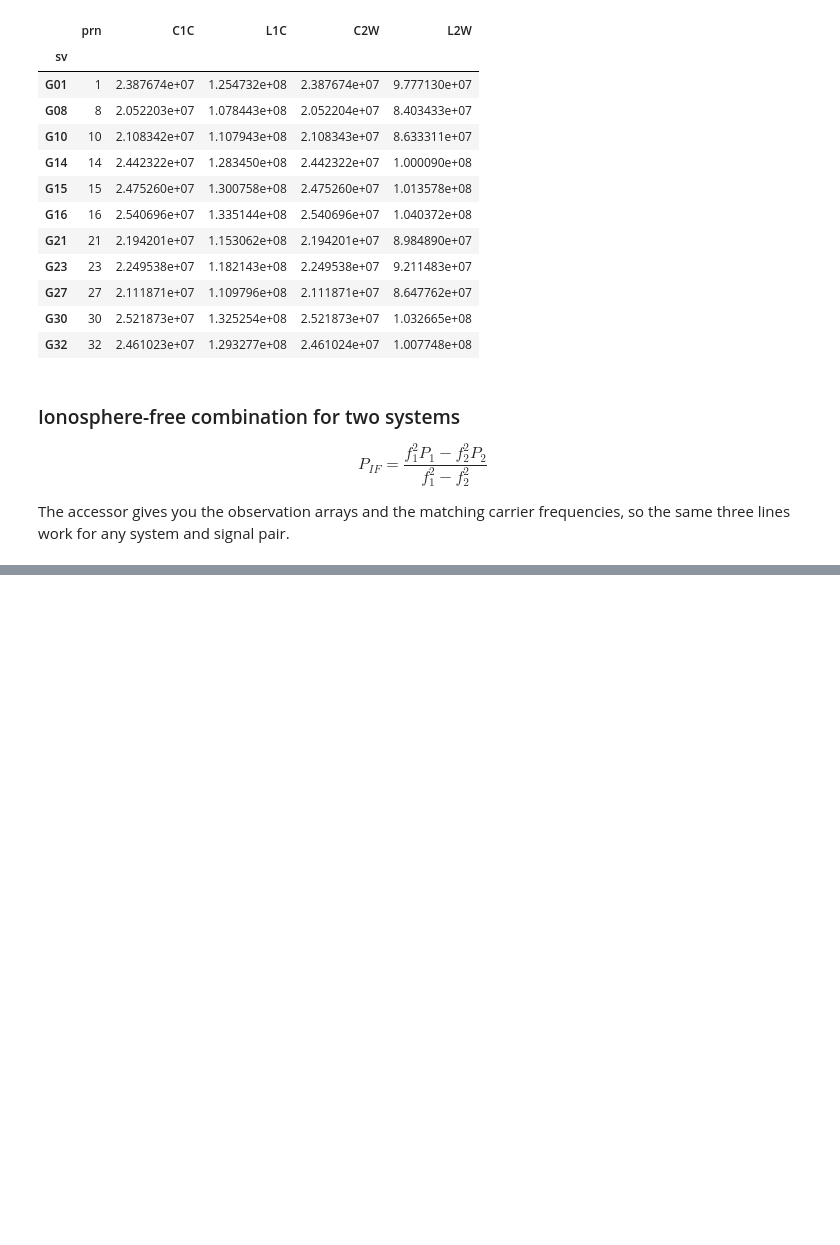
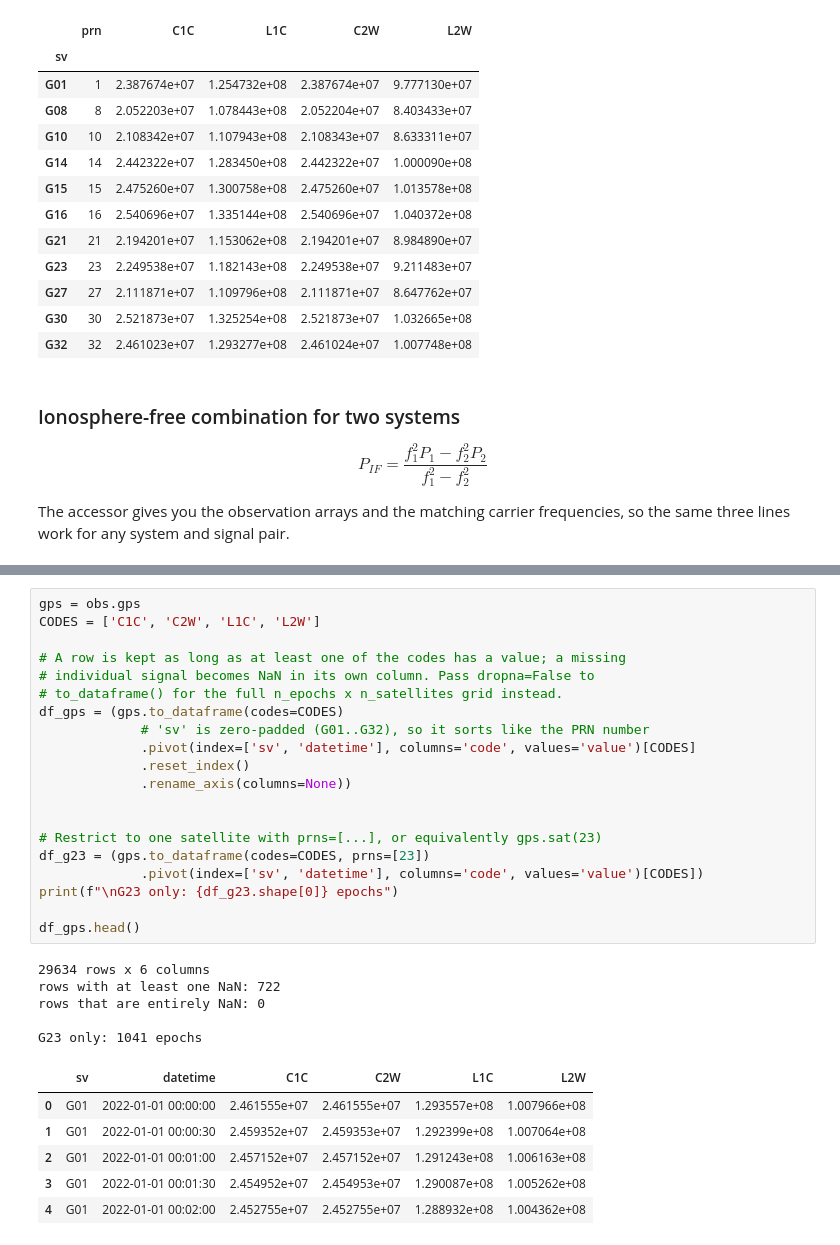
Before and after one commit to paarnes/GNSS_Multipath_Analysis_Software, a Jupyter notebook: src/Examples_on_how_to_run_it.ipynb, the cells around one changed output, grey strips where cells are left out. Drawn from its saved outputs; the diff is of its cells as text; blank space fills up the shorter version.

```diff
--- a/src/Examples_on_how_to_run_it.ipynb
+++ b/src/Examples_on_how_to_run_it.ipynb
@@ -508,0 +534,32 @@ for system, code1, code2 in [('G', 'C1C', 'C2W'), ('E', 'C1X', 'C5X')]:
+# %%
+gps = obs.gps
+CODES = ['C1C', 'C2W', 'L1C', 'L2W']
+
+# A row is kept as long as at least one of the codes has a value; a missing
+# individual signal becomes NaN in its own column. Pass dropna=False to
+# to_dataframe() for the full n_epochs x n_satellites grid instead.
+df_gps = (gps.to_dataframe(codes=CODES)
+             # 'sv' is zero-padded (G01..G32), so it sorts like the PRN number
+             .pivot(index=['sv', 'datetime'], columns='code', values='value')[CODES]
+             .reset_index()
+             .rename_axis(columns=None))
+
+
+# Restrict to one satellite with prns=[...], or equivalently gps.sat(23)
+df_g23 = (gps.to_dataframe(codes=CODES, prns=[23])
+             .pivot(index=['sv', 'datetime'], columns='code', values='value')[CODES])
+print(f"\nG23 only: {df_g23.shape[0]} epochs")
+
+df_gps.head()
+# %% [output]
+29634 rows x 6 columns
+rows with at least one NaN: 722
+rows that are entirely NaN: 0
+
+G23 only: 1041 epochs
+|  | sv | datetime | C1C | C2W | L1C | L2W |
+| 0 | G01 | 2022-01-01 00:00:00 | 2.461555e+07 | 2.461555e+07 | 1.293557e+08 | 1.007966e+08 |
+| 1 | G01 | 2022-01-01 00:00:30 | 2.459352e+07 | 2.459353e+07 | 1.292399e+08 | 1.007064e+08 |
+| 2 | G01 | 2022-01-01 00:01:00 | 2.457152e+07 | 2.457152e+07 | 1.291243e+08 | 1.006163e+08 |
+| 3 | G01 | 2022-01-01 00:01:30 | 2.454952e+07 | 2.454953e+07 | 1.290087e+08 | 1.005262e+08 |
+| 4 | G01 | 2022-01-01 00:02:00 | 2.452755e+07 | 2.452755e+07 | 1.288932e+08 | 1.004362e+08 |
```
Also changed, not shown: parts of 6 cells of this notebook, 8 other files.
